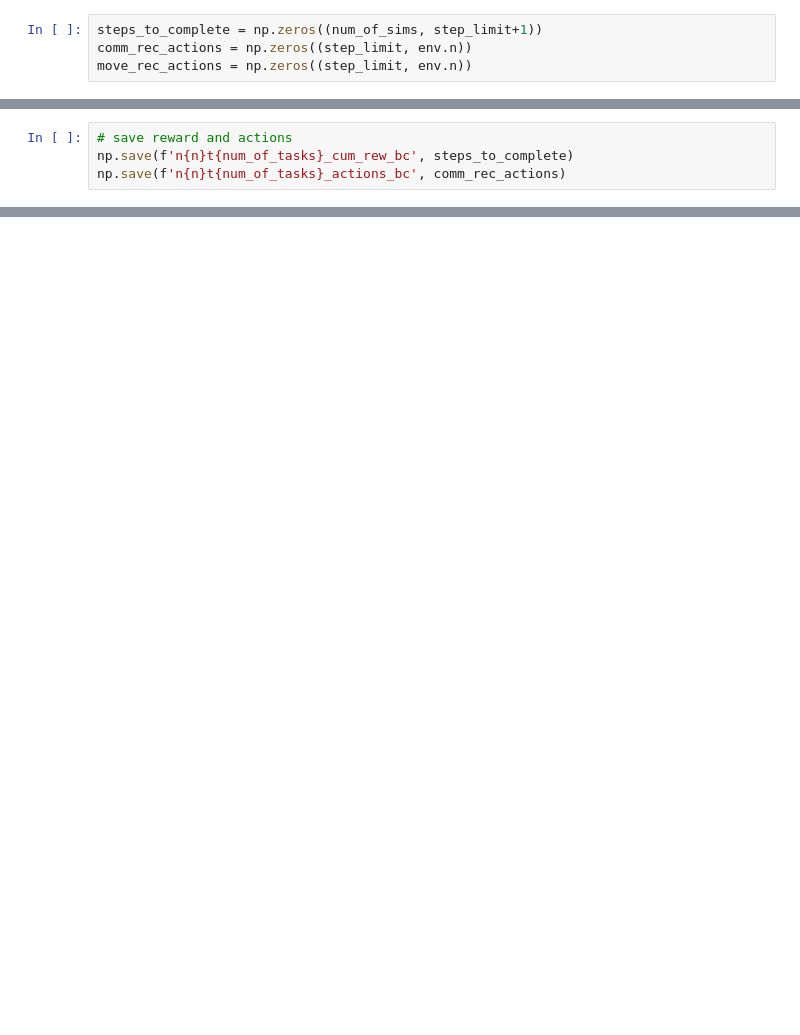
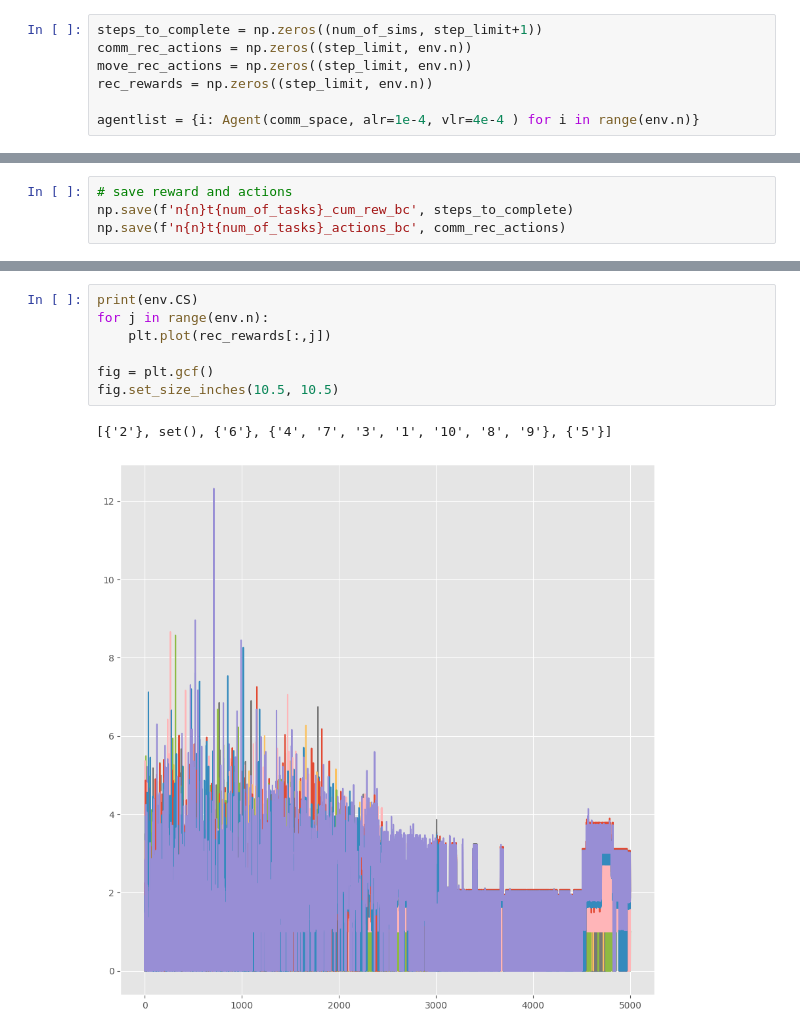
Before and after one commit to akhimoche/coop-form-marl, a Jupyter notebook: driver_code.ipynb, the cells around one changed output, grey strips where cells are left out. Saved outputs shown, nothing was run; the diff lists cells and outputs as text; blank space fills up the shorter version.

```diff
--- a/driver_code.ipynb
+++ b/driver_code.ipynb
@@ -43,6 +24,9 @@ env = CoopEnv(n=n, num_of_tasks=num_of_tasks)
 steps_to_complete = np.zeros((num_of_sims, step_limit+1))
 comm_rec_actions = np.zeros((step_limit, env.n))
 move_rec_actions = np.zeros((step_limit, env.n))
+rec_rewards = np.zeros((step_limit, env.n))
+
+agentlist = {i: Agent(comm_space, alr=1e-4, vlr=4e-4 ) for i in range(env.n)}
 # %%
 def main():
 
@@ -170,0 +144,10 @@ print(env.CS)
+# %%
+print(env.CS)
+for j in range(env.n):
+    plt.plot(rec_rewards[:,j])
+
+fig = plt.gcf()
+fig.set_size_inches(10.5, 10.5)
+# %% [output]
+[{'2'}, set(), {'6'}, {'4', '7', '3', '1', '10', '8', '9'}, {'5'}]
+[figure, added]
```
Also changed, not shown: parts of 8 cells of this notebook, 16 other files.
